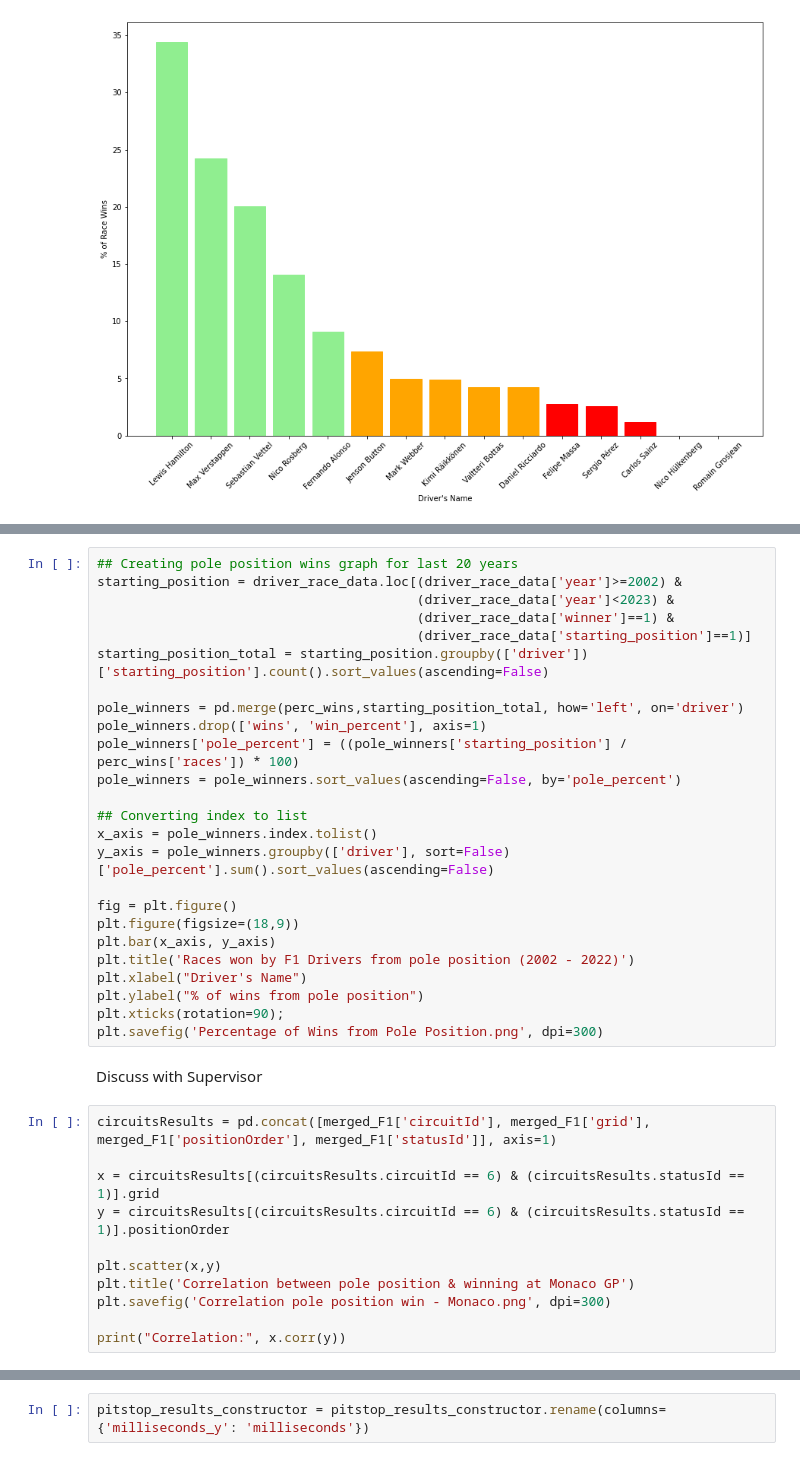
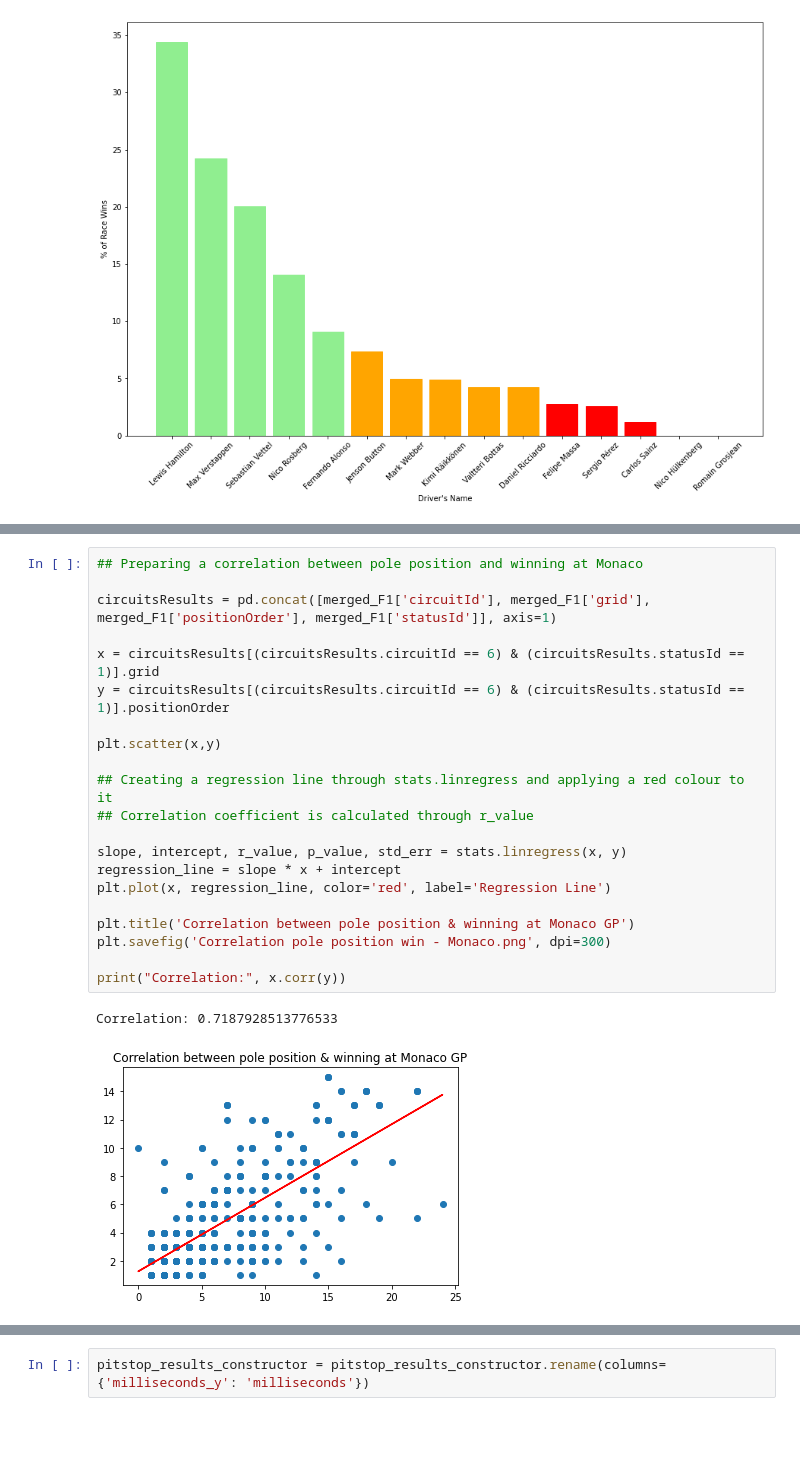
Before and after one commit to PaulOM203/MSC_Thesis_F1, a Jupyter notebook: sba22425_Notebook.ipynb, the cells around one changed output, grey strips where cells are left out. Drawn from its saved outputs; the diff is of its cells as text; blank space fills up the shorter version.

```diff
--- a/sba22425_Notebook.ipynb
+++ b/sba22425_Notebook.ipynb
@@ -459,41 +520,27 @@ driver_pole_wins.head(10)
-# %%
-## Creating pole position wins graph for last 20 years
-starting_position = driver_race_data.loc[(driver_race_data['year']>=2002) &
-                                         (driver_race_data['year']<2023) &
-                                         (driver_race_data['winner']==1) &
-                                         (driver_race_data['starting_position']==1)]
-starting_position_total = starting_position.groupby(['driver'])['starting_position'].count().sort_values(ascending=False)
-
-pole_winners = pd.merge(perc_wins,starting_position_total, how='left', on='driver')
-pole_winners.drop(['wins', 'win_percent'], axis=1)
-pole_winners['pole_percent'] = ((pole_winners['starting_position'] / perc_wins['races']) * 100)
-pole_winners = pole_winners.sort_values(ascending=False, by='pole_percent')
-
-## Converting index to list
-x_axis = pole_winners.index.tolist()
-y_axis = pole_winners.groupby(['driver'], sort=False)['pole_percent'].sum().sort_values(ascending=False)
-
-fig = plt.figure()
-plt.figure(figsize=(18,9))
-plt.bar(x_axis, y_axis)
-plt.title('Races won by F1 Drivers from pole position (2002 - 2022)')
-plt.xlabel("Driver's Name")
-plt.ylabel("% of wins from pole position")
-plt.xticks(rotation=90);
-plt.savefig('Percentage of Wins from Pole Position.png', dpi=300)
-# %% [markdown]
-Discuss with Supervisor
 # %%
+## Preparing a correlation between pole position and winning at Monaco
+
 circuitsResults = pd.concat([merged_F1['circuitId'], merged_F1['grid'], merged_F1['positionOrder'], merged_F1['statusId']], axis=1)
 
 x = circuitsResults[(circuitsResults.circuitId == 6) & (circuitsResults.statusId == 1)].grid
 y = circuitsResults[(circuitsResults.circuitId == 6) & (circuitsResults.statusId == 1)].positionOrder
 
 plt.scatter(x,y)
+
+## Creating a regression line through stats.linregress and applying a red colour to it
+## Correlation coefficient is calculated through r_value
+
+slope, intercept, r_value, p_value, std_err = stats.linregress(x, y)
+regression_line = slope * x + intercept
+plt.plot(x, regression_line, color='red', label='Regression Line')
+
 plt.title('Correlation between pole position & winning at Monaco GP')
 plt.savefig('Correlation pole position win - Monaco.png', dpi=300)
 
 print("Correlation:", x.corr(y))
+# %% [output]
+Correlation: 0.7187928513776533
+[figure, added]
 # %%
 ## Create graph to show the importance of pole poisition for all track winners
 
```
Also changed, not shown: parts of 119 cells of this notebook.
